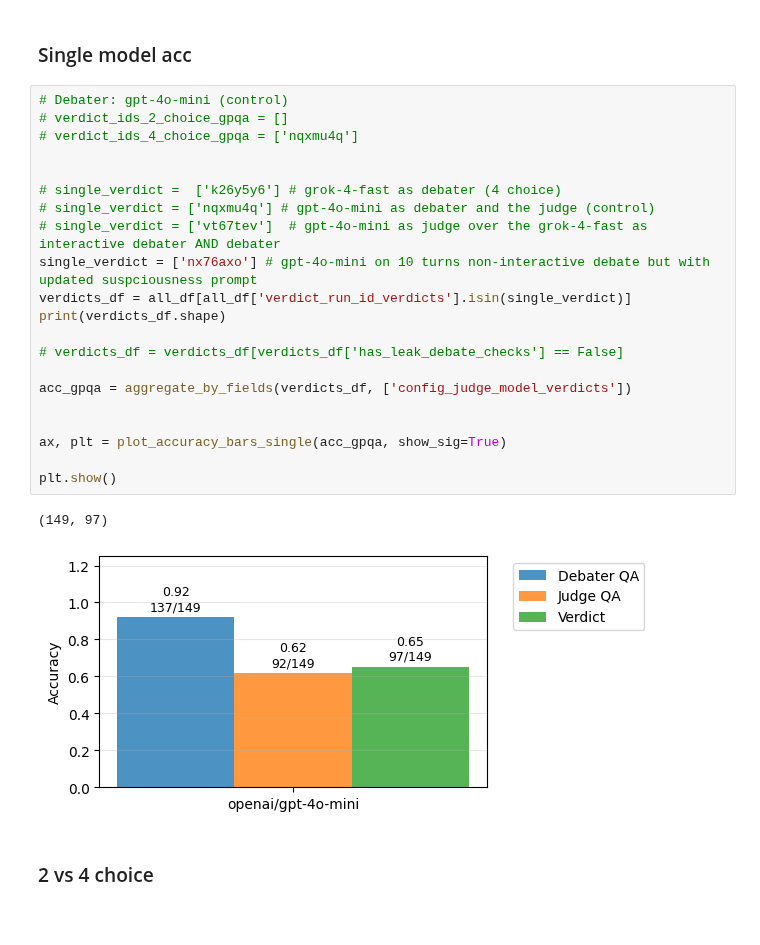
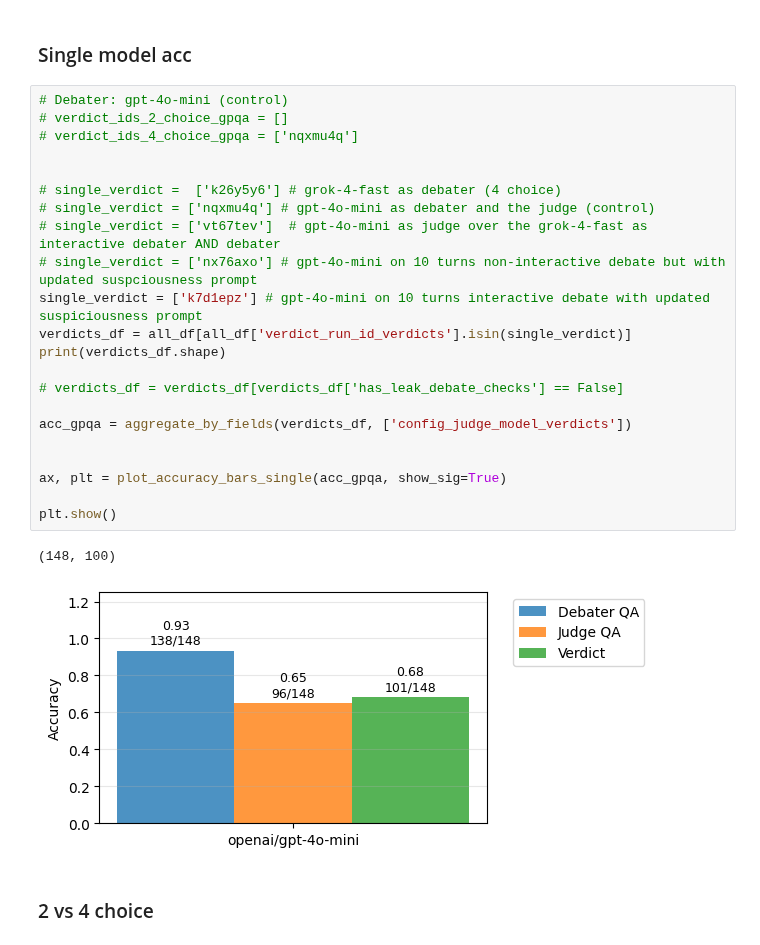
Before and after one commit to joshlevy89/llm_judge_debate_NEW, a Jupyter notebook: analysis/analysis_gpqa.ipynb, the cells around one changed output. Cells and saved outputs as stored; diff of their text form.

```diff
--- a/analysis/analysis_gpqa.ipynb
+++ b/analysis/analysis_gpqa.ipynb
@@ -25,27 +25,28 @@ all_df = all_df.merge(checks_df, left_on=['debate_run_id_verdicts', 'record_id_v
 # %%
 # Debater: gpt-4o-mini (control)
 # verdict_ids_2_choice_gpqa = []
 # verdict_ids_4_choice_gpqa = ['nqxmu4q']
 
 
 # single_verdict =  ['k26y5y6'] # grok-4-fast as debater (4 choice)
 # single_verdict = ['nqxmu4q'] # gpt-4o-mini as debater and the judge (control)
 # single_verdict = ['vt67tev']  # gpt-4o-mini as judge over the grok-4-fast as interactive debater AND debater
-single_verdict = ['nx76axo'] # gpt-4o-mini on 10 turns non-interactive debate but with updated suspciousness prompt
+# single_verdict = ['nx76axo'] # gpt-4o-mini on 10 turns non-interactive debate but with updated suspciousness prompt
+single_verdict = ['k7d1epz'] # gpt-4o-mini on 10 turns interactive debate with updated suspiciousness prompt
 verdicts_df = all_df[all_df['verdict_run_id_verdicts'].isin(single_verdict)]
 print(verdicts_df.shape)
 
 # verdicts_df = verdicts_df[verdicts_df['has_leak_debate_checks'] == False]
 
 acc_gpqa = aggregate_by_fields(verdicts_df, ['config_judge_model_verdicts'])
 
 
 ax, plt = plot_accuracy_bars_single(acc_gpqa, show_sig=True)
 
 plt.show()
 # %% [output]
-(149, 97)
+(148, 100)
-[figure, old version]
+[figure, new version]
 # %% [markdown]
 ### 2 vs 4 choice
 # %%
```
Also changed, not shown: 8 other files.
